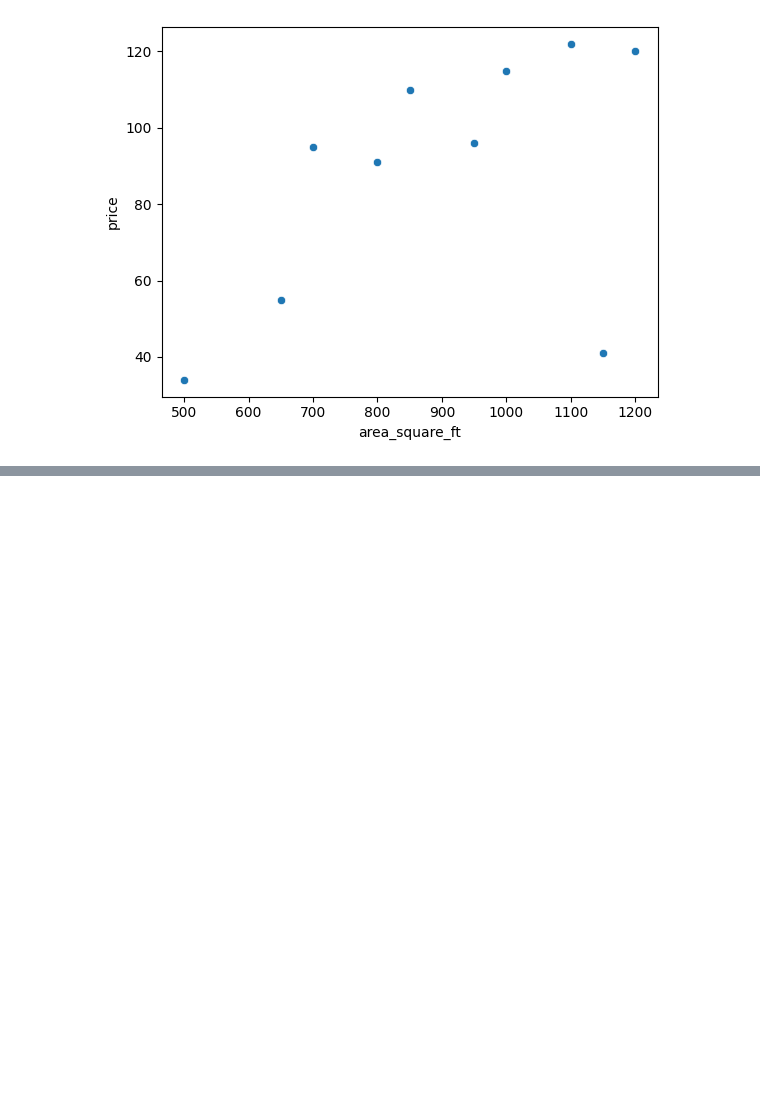
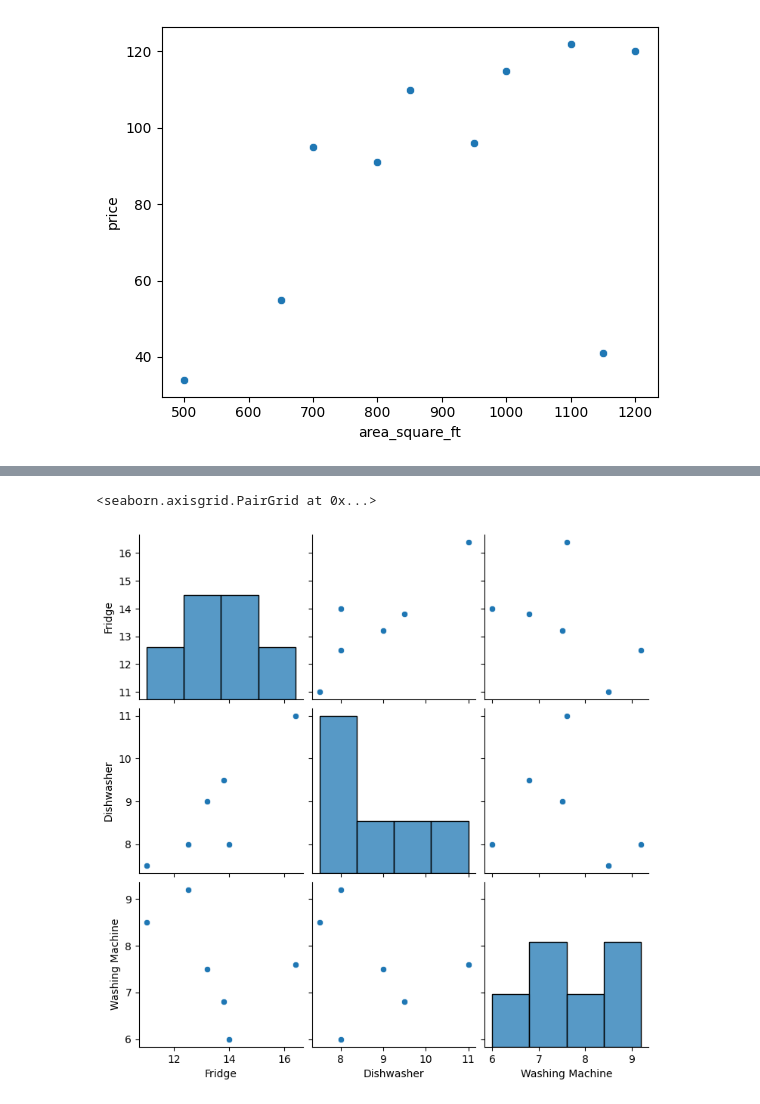
Before and after one commit to SoRaz049/Lesson, a Jupyter notebook: Learning/Plotting_lesson.ipynb, the cells around one changed output, grey strips where cells are left out. Drawn from its saved outputs; the diff is of its cells as text; code cells hidden in the pictures; blank space fills up the shorter version.

```diff
--- a/Learning/Plotting_lesson.ipynb
+++ b/Learning/Plotting_lesson.ipynb
@@ -107,0 +113,5 @@ sns.scatterplot(data = df_plot, x="area_square_ft", y= "price")
+# %%
+sns.pairplot(data= df_sales2)
+# %% [output]
+<seaborn.axisgrid.PairGrid at 0x...>
+[figure, added]
```
Also changed, not shown: parts of 1 cell of this notebook.
